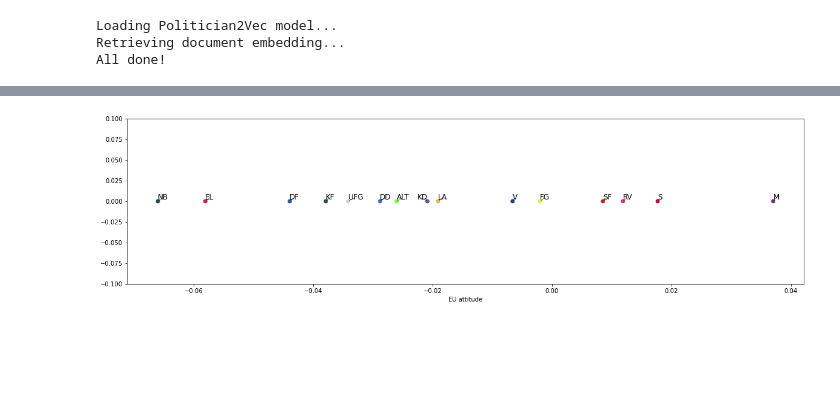
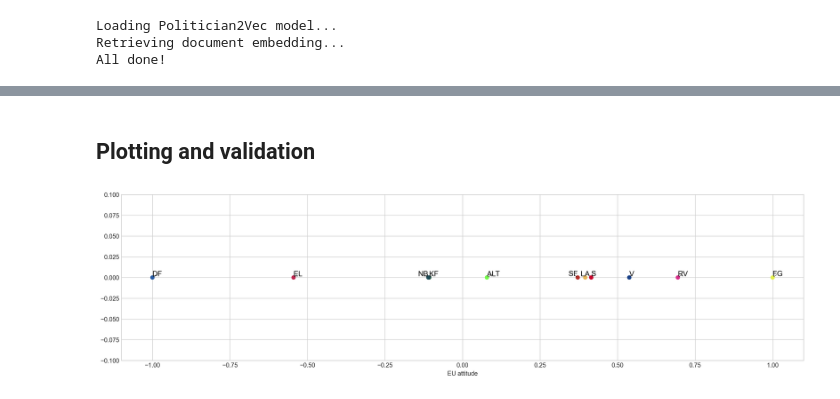
Before and after one commit to paride92/GeneralisedPoliticalScaling, a Jupyter notebook: project_eu_attitudes.ipynb, the cells around one changed output, grey strips where cells are left out. Drawn from its saved outputs; the diff is of its cells as text; code cells hidden in the pictures; blank space fills up the shorter version.

Commit message:
validation of EU stances

```diff
--- a/project_eu_attitudes.ipynb
+++ b/project_eu_attitudes.ipynb
@@ -47,7 +36,7 @@ from adjustText import adjust_text
 # %%
 # Specify path to preprocessed dataset
-test_data_path = 'data/clean/preprocessed_docs.p'
+test_data_path = 'data/clean/preprocessed_docs_2015_low.p'
 
-parl_data = pd.read_pickle(test_data_path).query("party not in ['SIU', 'NQ', 'JF', 'SP']")
+parl_data = pd.read_pickle(test_data_path).query("party not in ['SIU', 'NQ', 'JF', 'SP', 'M', 'DD', 'UFG', 'KD']")
 parl_data.shape
 # %% [output]
@@ -58,7 +47,7 @@ docs = [doc for doc in grouped_docs.doc]
 parties = np.array([party for party in grouped_docs.party])
 # %%
 # Load embedding
-model_path = 'embedding_models/fastlearn_v1.txt'
+model_path = 'embedding_models/fastlearn_2015_low.txt'
 pol2vec_model, doc2vec_model = load_politician2vec_from_txt(model_path)
 # %% [output]
 Loading Politician2Vec model...
@@ -114,6 +103,7 @@ cmap = party_df[['snippet', 'color']].set_index('snippet').to_dict()
 party_df['full_name'] = grouped_docs['full_name']
 
 party_df['rank'] = party_df['party'].map(party_df['party'].value_counts())
+party_df.loc[party_df['party'] == 'KF', 'rank'] = 16 # necessary due to slight inconsistency in the order in which parties are output...
 
 party_labels = party_df.drop_duplicates(keep = 'first', subset = 'party').sort_values(by='rank', ascending=False)
 
@@ -553,0 +474,2 @@ plt.show()
+# %% [markdown]
+## Plotting and validation
@@ -554,34 +521,32 @@ plt.show()
 # %%
 import matplotlib.pyplot as plt
 from adjustText import adjust_text
 colorlist = combined_hover.dropna()['color']
 
 # project politicians onto each subdimension
 proj_dim = np.dot(pol2vec_model.party_vectors, eu_axis)
+
+# rescale subdim to (-1, 1)
+proj_dim = (proj_dim - np.min(proj_dim)) / (np.max(proj_dim) - np.min(proj_dim))*2-1
 
 # create 3x1 subplot
 fig, ax = plt.subplots(1, 1, figsize=(20, 5))
 
 # plot projection onto first subdimension
 ax.scatter(proj_dim, np.zeros_like(proj_dim), c=party_labels['color'])
 ax.set_xlabel('EU attitude')
 ax.set_ylim(-0.1, 0.1)
 
 # add party labels to each of the subplots without adjusting text positions
 for i, party in enumerate(party_labels['party']):
     ax.text(proj_dim[i], 0, party, color='black', size=12)
 
 # adjust text positions to avoid overlapping
 adjust_text([ax.texts[i] for i in range(len(ax.texts))], ax=ax, force_points=0.2, force_text=0.2, expand_points=(1,1), expand_text=(1,1), arrowprops=dict(arrowstyle="-", color='k', lw=0.5))
 
-# plot projection onto third subdimension
-# axs[2].scatter(proj_dim3, np.zeros_like(proj_dim3), c=party_labels['color'])
-# axs[2].set_xlabel('Moralised politics')
-# axs[2].set_ylim(-0.1, 0.1)
-
 plt.show()
 # %% [output]
-[figure, old version]
+[figure, new version]
 # %%
 parties = ['S', 'RV', 'KF', 'SF', 'DF', 'V', 'EL', 'LA', 'ALT']
 gns = [8.1, 8.2, 7.3, 5.9, 2.4, 7.8, 3.5, 6.2, 5.5]
```
Also changed, not shown: parts of 28 cells of this notebook, 3 other files.
